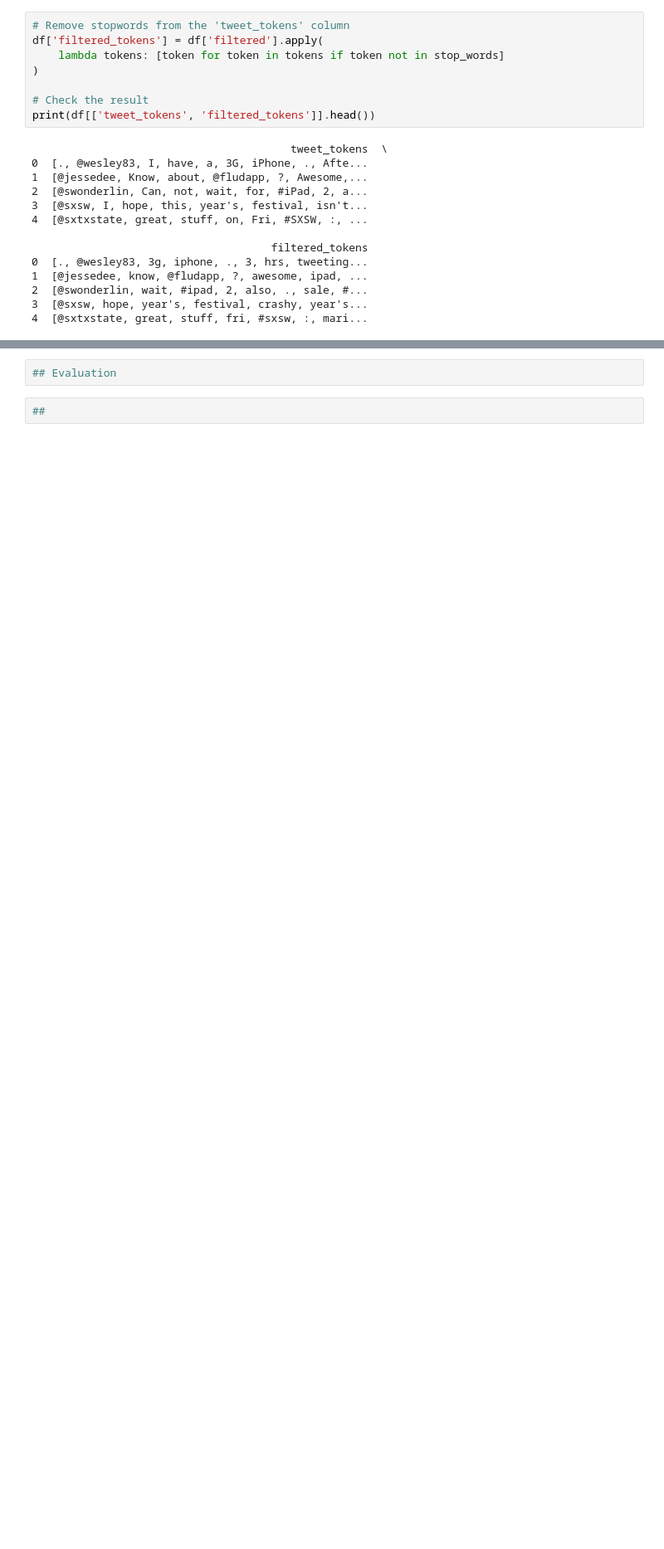
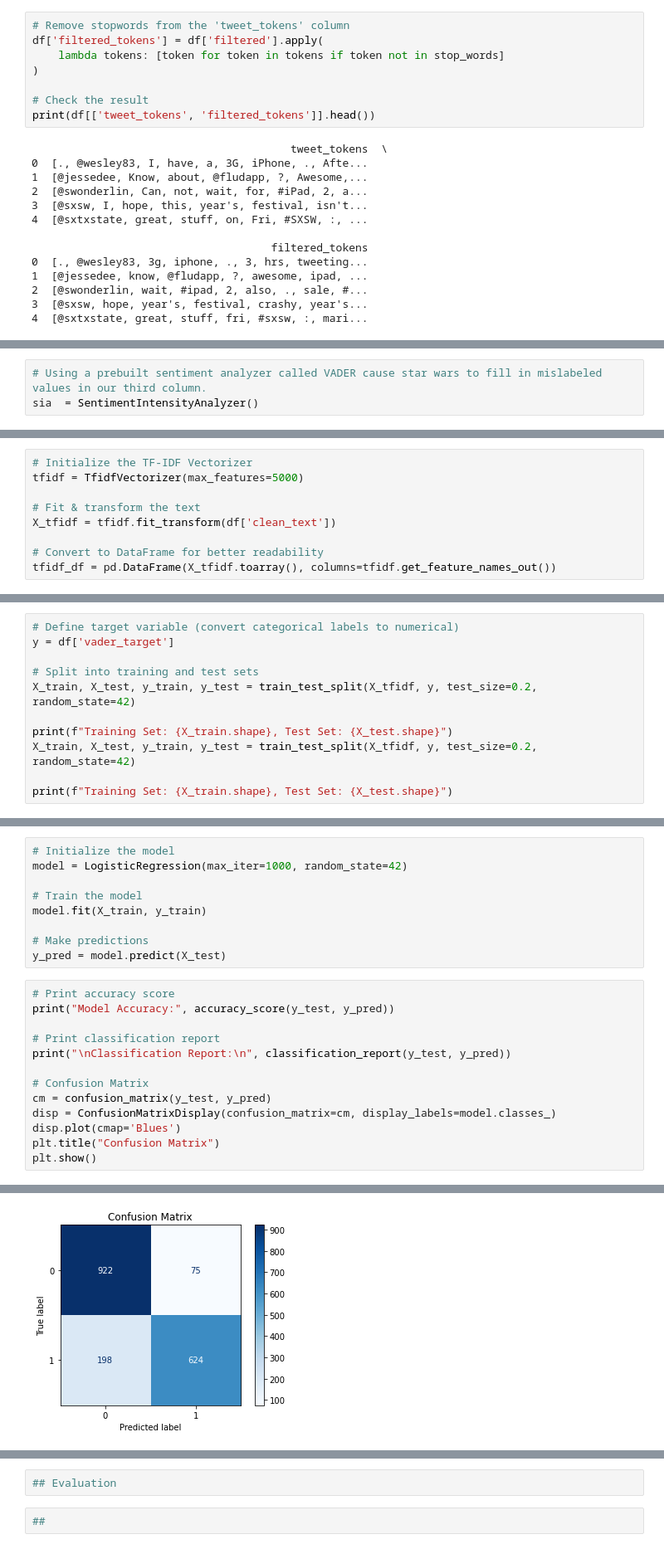
Before and after one commit to jaredlil/project-4-twitter-sentiment, a Jupyter notebook: Untitled.ipynb, the cells around one changed output, grey strips where cells are left out. Shown at 83% size. Saved outputs shown, nothing was run; the diff lists cells and outputs as text; blank space fills up the shorter version.

```diff
--- a/Untitled.ipynb
+++ b/Untitled.ipynb
@@ -151,0 +314,3 @@ print(df[['filtered_tokens', 'clean_tokens']].head())
+# %%
+# Using a prebuilt sentiment analyzer called VADER cause star wars to fill in mislabeled values in our third column.
+sia  = SentimentIntensityAnalyzer()
@@ -174,0 +407,9 @@ Name: filtered_tokens, Length: 8983, dtype: int64
+# %%
+# Initialize the TF-IDF Vectorizer
+tfidf = TfidfVectorizer(max_features=5000)
+
+# Fit & transform the text
+X_tfidf = tfidf.fit_transform(df['clean_text'])
+
+# Convert to DataFrame for better readability
+tfidf_df = pd.DataFrame(X_tfidf.toarray(), columns=tfidf.get_feature_names_out())
@@ -174,0 +458,11 @@ Name: filtered_tokens, Length: 8983, dtype: int64
+# %%
+# Define target variable (convert categorical labels to numerical)
+y = df['vader_target']
+
+# Split into training and test sets
+X_train, X_test, y_train, y_test = train_test_split(X_tfidf, y, test_size=0.2, random_state=42)
+
+print(f"Training Set: {X_train.shape}, Test Set: {X_test.shape}")
+X_train, X_test, y_train, y_test = train_test_split(X_tfidf, y, test_size=0.2, random_state=42)
+
+print(f"Training Set: {X_train.shape}, Test Set: {X_test.shape}")
@@ -174,0 +490,23 @@ Name: filtered_tokens, Length: 8983, dtype: int64
+# %%
+# Initialize the model
+model = LogisticRegression(max_iter=1000, random_state=42)
+
+# Train the model
+model.fit(X_train, y_train)
+
+# Make predictions
+y_pred = model.predict(X_test)
+# %%
+# Print accuracy score
+print("Model Accuracy:", accuracy_score(y_test, y_pred))
+
+# Print classification report
+print("\nClassification Report:\n", classification_report(y_test, y_pred))
+
+# Confusion Matrix
+cm = confusion_matrix(y_test, y_pred)
+disp = ConfusionMatrixDisplay(confusion_matrix=cm, display_labels=model.classes_)
+disp.plot(cmap='Blues')
+plt.title("Confusion Matrix")
+plt.show()
+# %% [output]
@@ -174,0 +524 @@ Name: filtered_tokens, Length: 8983, dtype: int64
+[figure, added]
```
Also changed, not shown: parts of 47 cells of this notebook.
